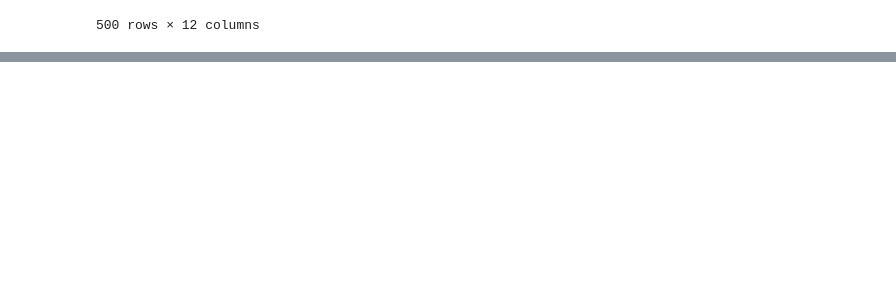
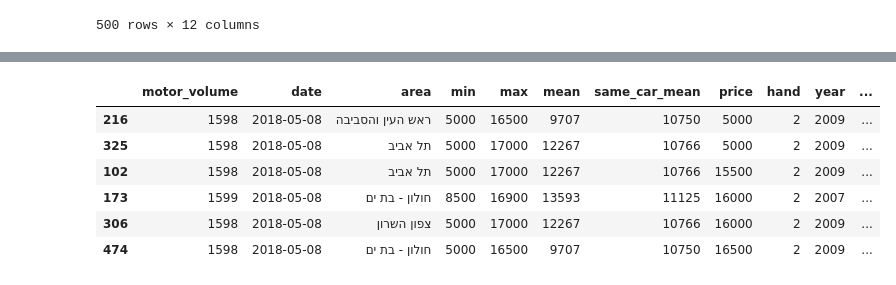
Before and after one commit to davidit17/find-price-outliers-of-2nd-hand-car, a Jupyter notebook: buy 2nd hand car.ipynb, the cells around one changed output, grey strips where cells are left out. Saved outputs shown, nothing was run; the diff lists cells and outputs as text; code cells hidden in the pictures; blank space fills up the shorter version.

```diff
--- a/buy 2nd hand car.ipynb
+++ b/buy 2nd hand car.ipynb
@@ -171,0 +201,2 @@ models_list = ['פוקוס', 'בראבו', 'לנסר', 'פונטו', 'אבאו',
+# %%
+potential = pd.DataFrame()
@@ -232,0 +254,10 @@ plt.show()
+# %%
+potential
+# %% [output]
+|  | motor_volume | date | area | min | max | mean | same_car_mean | price | hand | year | ... |
+| 216 | 1598 | 2018-05-08 | ראש העין והסביבה | 5000 | 16500 | 9707 | 10750 | 5000 | 2 | 2009 | ... |
+| 325 | 1598 | 2018-05-08 | תל אביב | 5000 | 17000 | 12267 | 10766 | 5000 | 2 | 2009 | ... |
+| 102 | 1598 | 2018-05-08 | תל אביב | 5000 | 17000 | 12267 | 10766 | 15500 | 2 | 2009 | ... |
+| 173 | 1599 | 2018-05-08 | חולון - בת ים | 8500 | 16900 | 13593 | 11125 | 16000 | 2 | 2007 | ... |
+| 306 | 1598 | 2018-05-08 | צפון השרון | 5000 | 17000 | 12267 | 10766 | 16000 | 2 | 2009 | ... |
+| 474 | 1598 | 2018-05-08 | חולון - בת ים | 5000 | 16500 | 9707 | 10750 | 16500 | 2 | 2009 | ... |
```
Also changed, not shown: parts of 24 cells of this notebook.
